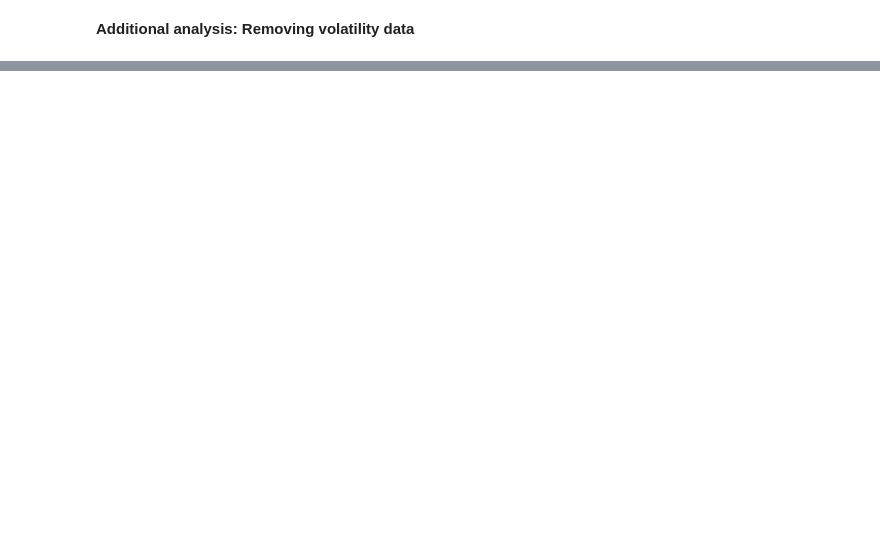
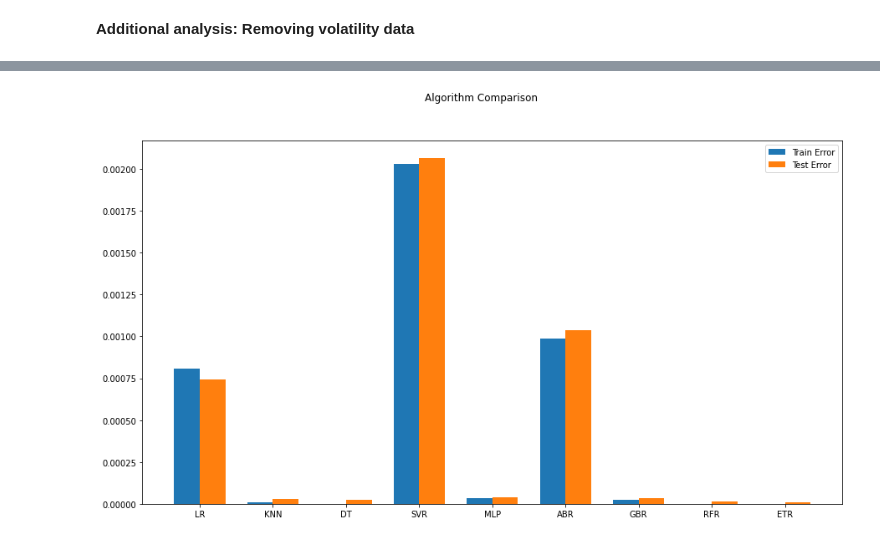
Before and after one commit to nixonwidjaja/ML-Finance, a Jupyter notebook: Derivative_Pricing.ipynb, the cells around one changed output, grey strips where cells are left out. Cells and saved outputs as stored; diff of their text form; code cells hidden in the pictures; blank space fills up the shorter version.

Commit message:
vary parameters

```diff
--- a/Derivative_Pricing.ipynb
+++ b/Derivative_Pricing.ipynb
@@ -337,0 +340,83 @@ pyplot.show()
+# %%
+true_alpha = 0.2
+true_beta = 0.2
+true_sigma0 = 0.3
+interest = 0.1
+N = 10000
+def change_parameters():
+    moneys = 1+0.2*np.random.randn(N)
+    times = np.random.random(N)
+    volatility = np.array([vol(k,t) for k,t in zip(moneys, times)])
+    prices = np.array([call_option_price(k,t,sig) for k,t,sig in zip(moneys, times, volatility)])
+    Y = prices
+    X = np.concatenate([moneys.reshape(-1,1), times.reshape(-1,1)], axis=1)
+    validation_size = 0.2
+    print('alpha', true_alpha, 'beta', true_beta, 'sigma0', true_sigma0, 'interest', interest, 'N', N)
+    train_size = int(len(X) * (1-validation_size))
+    X_train, X_test = X[0:train_size], X[train_size:len(X)]
+    Y_train, Y_test = Y[0:train_size], Y[train_size:len(X)]
+    models = []
+    #Linear Models and Regression Trees
+    models.append(('LR', LinearRegression()))
+    models.append(('KNN', KNeighborsRegressor()))
+    models.append(('DT', DecisionTreeRegressor()))
+    models.append(('SVR', SVR()))
+    #Neural Network Predictor (Multi Layer Perceptron)
+    models.append(('MLP', MLPRegressor()))
+    # Boosting methods
+    models.append(('ABR', AdaBoostRegressor()))
+    models.append(('GBR', GradientBoostingRegressor()))
+    # Bagging methods
+    models.append(('RFR', RandomForestRegressor()))
+    models.append(('ETR', ExtraTreesRegressor()))
+    num_folds = 10
+    # scikit is moving away from mean_squared_error.
+    # In order to avoid confusion, and to allow comparison with other models, we invert the final scores
+    scoring = 'neg_mean_squared_error'
+    names = []
+    test_results = []
+    train_results = []
+    for name, model in models:
+        names.append(name)
+        # Full Training period
+        res = model.fit(X_train, Y_train)
+        train_result = mean_squared_error(res.predict(X_train), Y_train)
+        train_results.append(train_result)
+        # Test results
+        test_result = mean_squared_error(res.predict(X_test), Y_test)
+        test_results.append(test_result)
+
+        msg = "%s: %f %f" % (name, train_result, test_result)
+        print(msg)
+    # compare algorithms
+    fig = pyplot.figure()
+
+    ind = np.arange(len(names))  # the x locations for the groups
+    width = 0.35  # the width of the bars
+
+    fig.suptitle('Algorithm Comparison')
+    ax = fig.add_subplot(111)
+    pyplot.bar(ind - width/2, train_results,  width=width, label='Train Error')
+    pyplot.bar(ind + width/2, test_results, width=width, label='Test Error')
+    fig.set_size_inches(15,8)
+    pyplot.legend()
+    ax.set_xticks(ind)
+    ax.set_xticklabels(names)
+    pyplot.show()
+
+arr = [0.2, 0.4, 0.6, 0.8, 1.0]
+for true_alpha in arr:
+    change_parameters()
+true_alpha = 0.2
+for true_beta in arr:
+    change_parameters()
+true_beta = 0.2
+for true_sigma0 in arr:
+    change_parameters()
+true_sigma0 = 0.3
+for interest in arr:
+    change_parameters()
+interest = 0.1
+for N in [20000, 30000, 40000, 50000]:
+    change_parameters()
+# %% [output]
@@ -337,0 +433 @@ pyplot.show()
+[figure, added]
```
Also changed, not shown: parts of 10 cells of this notebook.
